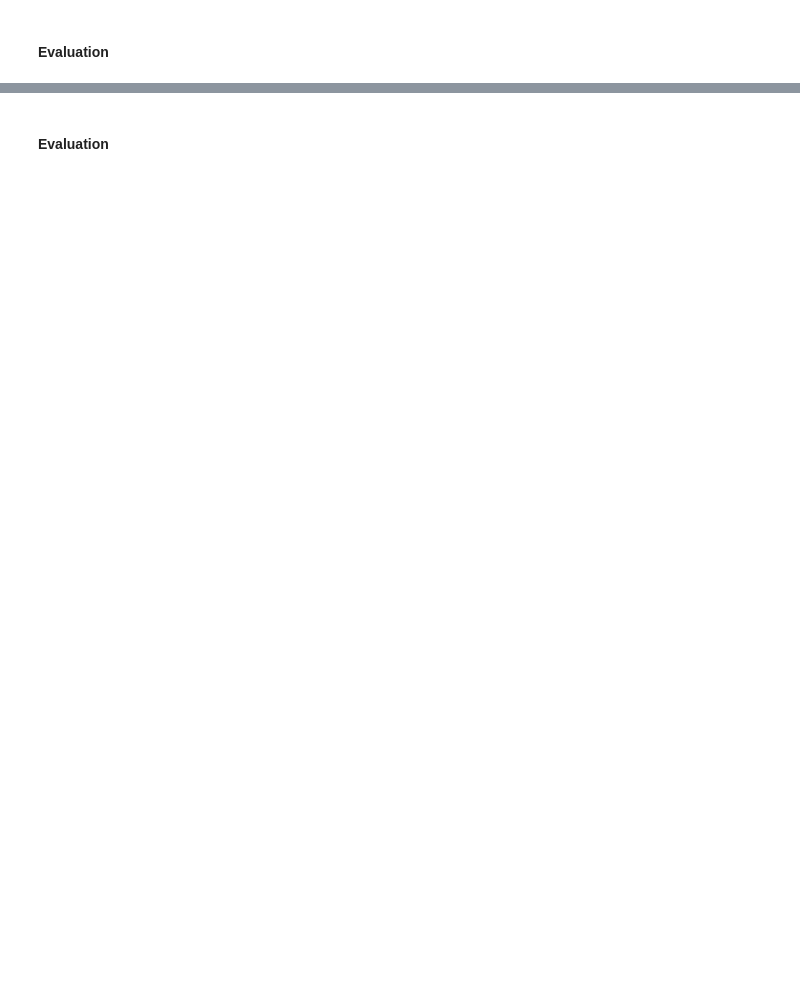
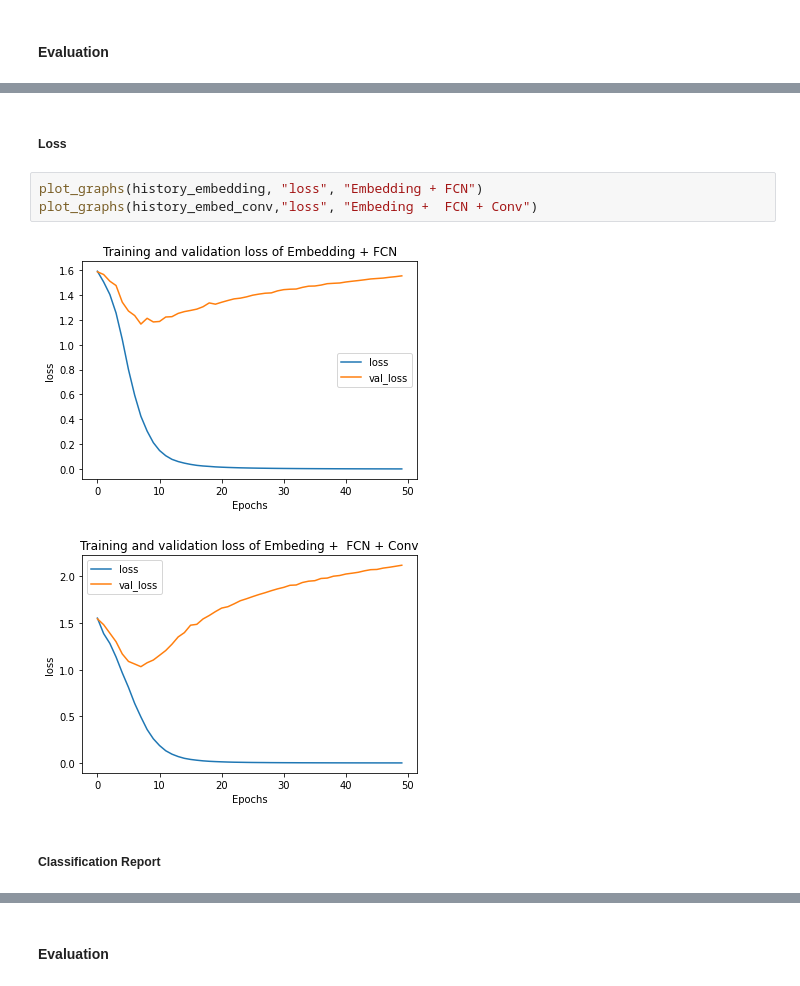
Before and after one commit to riyansn/Text-Multiclass-Classification, a Jupyter notebook: LSTMTemp.ipynb, the cells around one changed output, grey strips where cells are left out. Drawn from its saved outputs; the diff is of its cells as text; blank space fills up the shorter version.

```diff
--- a/LSTMTemp.ipynb
+++ b/LSTMTemp.ipynb
@@ -406,3 +490,13 @@ plot_graphs(history, "loss")
+# %% [markdown]
+##### Loss
+# %%
+plot_graphs(history_embedding, "loss", "Embedding + FCN")
+plot_graphs(history_embed_conv,"loss", "Embeding +  FCN + Conv")
+# %% [output]
+[figure, added]
+[figure, added]
+# %% [markdown]
+##### Classification Report
 # %%
 y_pred = model.predict(X_test_padded)
 y_pred = np.argmax(y_pred,axis=1)
```
Also changed, not shown: parts of 115 cells of this notebook.
